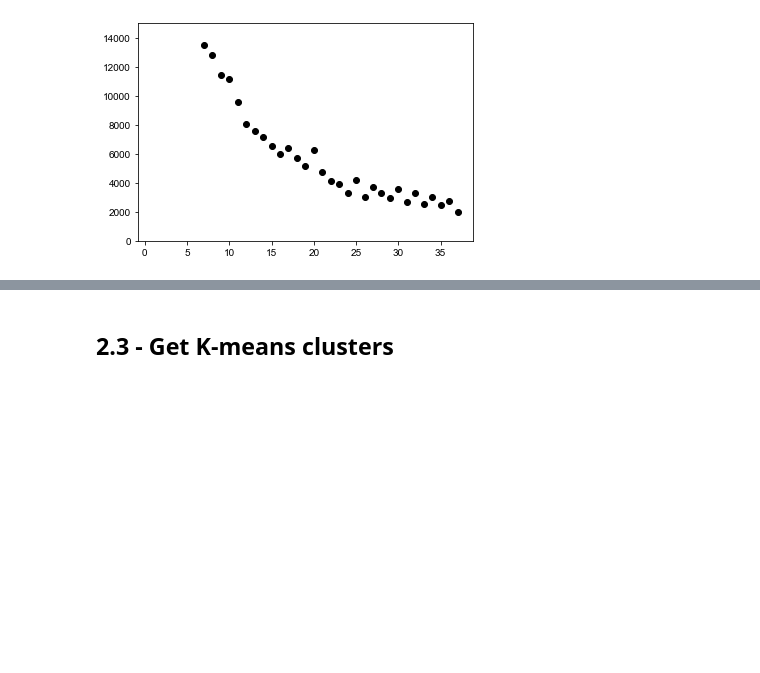
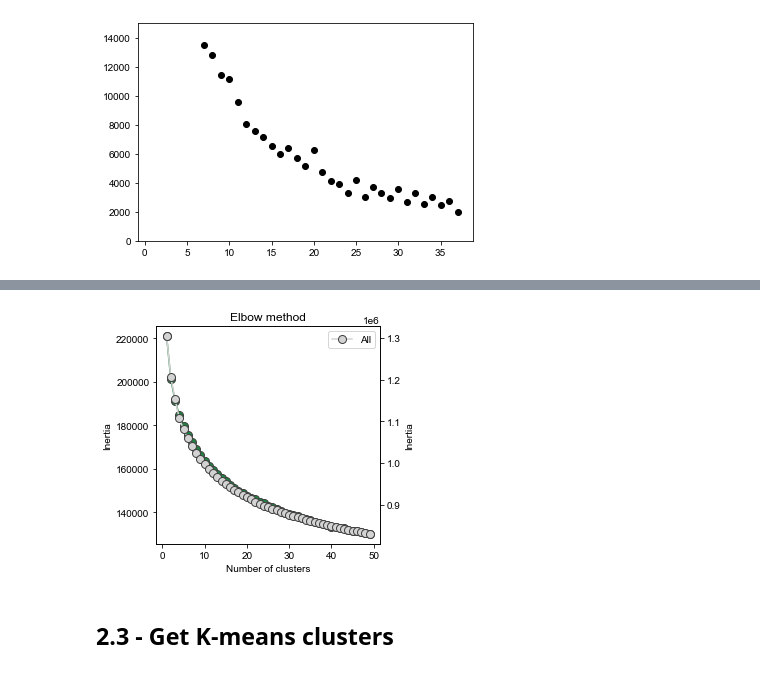
Before and after one commit to kierstenruff/RUFF_KING_Grammars_of_IDRs_using_NARDINI-, a Jupyter notebook: 1_Test_GIN_Clusters/0_extract_GIN_clusters_all_IDRs.ipynb, the cells around one changed output, grey strips where cells are left out. Drawn from its saved outputs; the diff is of its cells as text; code cells hidden in the pictures; blank space fills up the shorter version.

```diff
--- a/1_Test_GIN_Clusters/0_extract_GIN_clusters_all_IDRs.ipynb
+++ b/1_Test_GIN_Clusters/0_extract_GIN_clusters_all_IDRs.ipynb
@@ -759,3 +848,26 @@ plt.plot([30,30],[0,0.05],'--k')
+# %%
+fig, ax1 = plt.subplots(figsize=(4,4))
+ax1.plot(range(1,maxnum), inertias_100to300, marker='o',color='#218342',markerfacecolor='#218342',markeredgecolor='#3f3f3f',markersize=8,label='100 to 300')
+
+ax2 = ax1.twinx()
+ax2.plot(range(1,maxnum), inertias_all, marker='o',color='#d3d3d3',markerfacecolor='#d3d3d3',markeredgecolor='#3f3f3f',markersize=8,label='All')
+#ax2.plot(range(1,maxnum), inertias_0to50, marker='o',color='#218342',markersize=5,label='All')
+
+
+plt.title('Elbow method')
+ax1.set_xlabel('Number of clusters')
+ax1.set_ylabel('Inertia')
+ax2.set_ylabel('Inertia')
+
+plt.legend()
+
+plt.rcParams['pdf.fonttype'] = 42 # Makes text editiable
+plt.rcParams['ps.fonttype'] = 42
+plt.rcParams['font.sans-serif'] = "Arial"
+plt.rcParams['font.family'] = "sans-serif"
+#plt.savefig('Elbow_Method_IDR_100_300_black_All_green_Kmeans_1_to_49_clusters_square.pdf', transparent=False, bbox_inches = "tight")
+# %% [output]
+[figure, added]
 # %% [markdown]
 ## 2.3 - Get K-means clusters
 # %%
```
Also changed, not shown: parts of 3 cells of this notebook, 7 other files.
